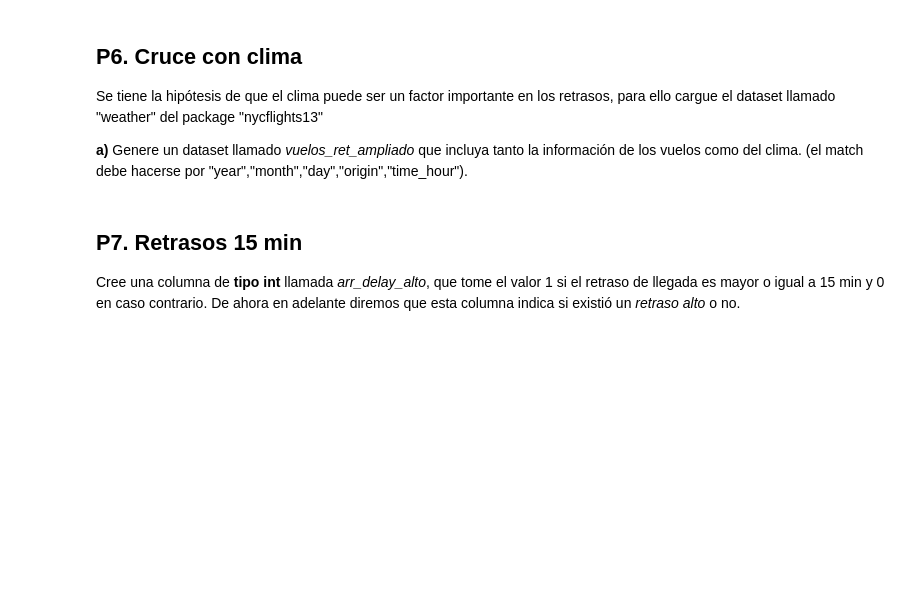
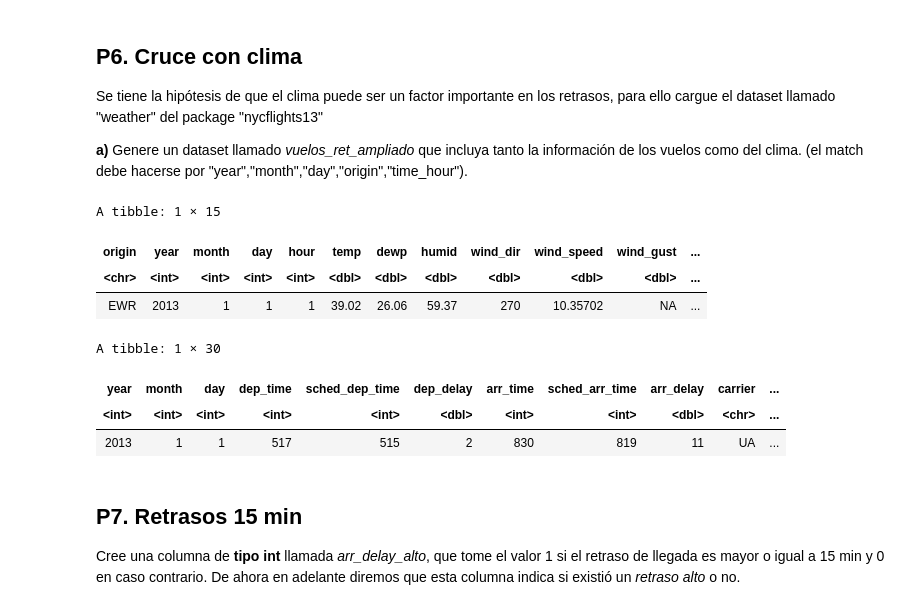
Before and after one commit to rodrigo-coco-espinoza/Introduccion_a_ciencia_de_datos_R_v2, a Jupyter notebook: Ayudantías/A2/Desarrollo/A2_02_Taller.ipynb, the cells around one changed output. Saved outputs shown, nothing was run; the diff lists cells and outputs as text; code cells hidden in the pictures; blank space fills up the shorter version.

```diff
--- a/Ayudantías/A2/Desarrollo/A2_02_Taller.ipynb
+++ b/Ayudantías/A2/Desarrollo/A2_02_Taller.ipynb
@@ -51,6 +210,23 @@ Genere un campo fecha en formato Date (puede utilizar la función as.Date()) que
 Se tiene la hipótesis de que el clima puede ser un factor importante en los retrasos, para ello cargue el dataset llamado "weather" del package "nycflights13"
 
 **a)** Genere un dataset llamado *vuelos_ret_ampliado* que incluya tanto la información de los vuelos como del clima. (el match debe hacerse por "year","month","day","origin","time_hour").
+# %%
+head(clima,1)
+head(vuelos_ret_ampliado, 1)
+
+
+vuelos_ret_ampliado <- vuelos_sin_na %>% inner_join(clima, by = c("origin", "year", "month", "day", "time_hour"))
+
+#vuelos_ret_ampliado_2 <- vuelos %>% inner_join(clima, by = c("origin", "time_hour"))
+# %% [output]
+A tibble: 1 × 15
+| origin | year | month | day | hour | temp | dewp | humid | wind_dir | wind_speed | wind_gust | ... |
+| <chr> | <int> | <int> | <int> | <int> | <dbl> | <dbl> | <dbl> | <dbl> | <dbl> | <dbl> | ... |
+| EWR | 2013 | 1 | 1 | 1 | 39.02 | 26.06 | 59.37 | 270 | 10.35702 | NA | ... |
+A tibble: 1 × 30
+| year | month | day | dep_time | sched_dep_time | dep_delay | arr_time | sched_arr_time | arr_delay | carrier | ... |
+| <int> | <int> | <int> | <int> | <int> | <dbl> | <int> | <int> | <dbl> | <chr> | ... |
+| 2013 | 1 | 1 | 517 | 515 | 2 | 830 | 819 | 11 | UA | ... |
 # %% [markdown]
 ## P7. Retrasos 15 min
 
```
Also changed, not shown: parts of 10 cells of this notebook.
